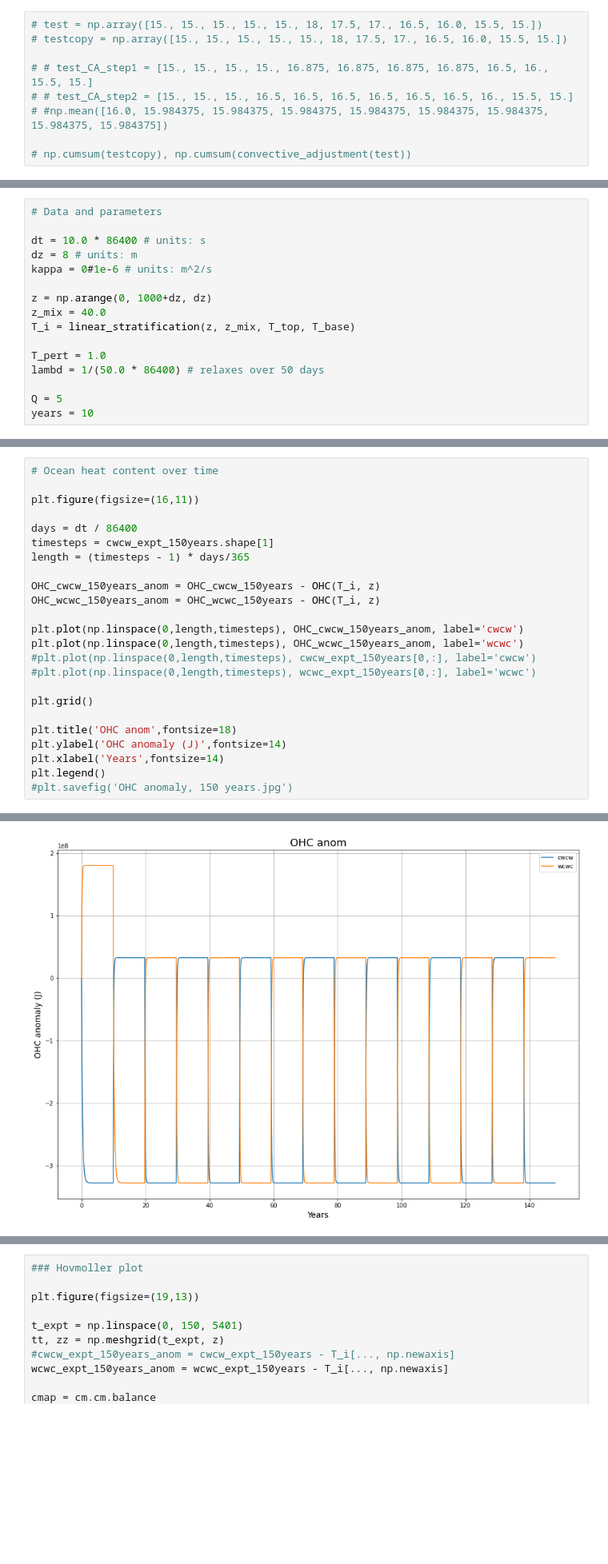
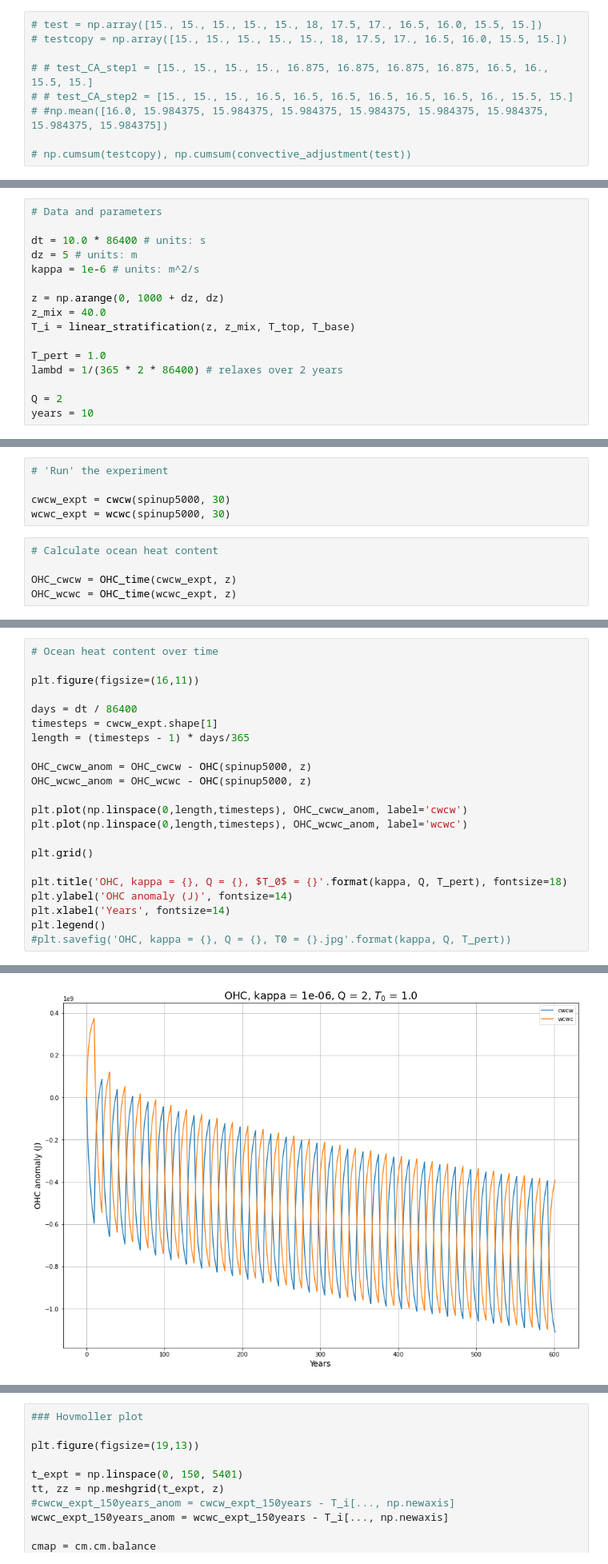
Before and after one commit to mpudig/HonoursThesis, a Jupyter notebook: Heat_Equation_with_forcing.ipynb, the cells around one changed output, grey strips where cells are left out. Shown at 80% size. Drawn from its saved outputs; the diff is of its cells as text; blank space fills up the shorter version.

```diff
--- a/Heat_Equation_with_forcing.ipynb
+++ b/Heat_Equation_with_forcing.ipynb
@@ -253,15 +268,15 @@ def OHC_time(T_time, z):
 # Data and parameters
 
 dt = 10.0 * 86400 # units: s
-dz = 8 # units: m
-kappa = 0#1e-6 # units: m^2/s
+dz = 5 # units: m
+kappa = 1e-6 # units: m^2/s
 
-z = np.arange(0, 1000+dz, dz)
+z = np.arange(0, 1000 + dz, dz)
 z_mix = 40.0
 T_i = linear_stratification(z, z_mix, T_top, T_base)
 
 T_pert = 1.0
-lambd = 1/(50.0 * 86400) # relaxes over 50 days
+lambd = 1/(365 * 2 * 86400) # relaxes over 2 years
 
-Q = 5
+Q = 2
 years = 10
@@ -354,3 +400,13 @@ OHC_wcwc_150years = OHC_time(wcwc_expt_150years, z)
+# %%
+# 'Run' the experiment
+
+cwcw_expt = cwcw(spinup5000, 30)
+wcwc_expt = wcwc(spinup5000, 30)
+# %%
+# Calculate ocean heat content
+
+OHC_cwcw = OHC_time(cwcw_expt, z)
+OHC_wcwc = OHC_time(wcwc_expt, z)
 # %%
 # SST over time
 
@@ -381,27 +431,25 @@ plt.legend()
 # %%
 # Ocean heat content over time
 
 plt.figure(figsize=(16,11))
 
 days = dt / 86400
-timesteps = cwcw_expt_150years.shape[1]
+timesteps = cwcw_expt.shape[1]
 length = (timesteps - 1) * days/365
 
-OHC_cwcw_150years_anom = OHC_cwcw_150years - OHC(T_i, z)
-OHC_wcwc_150years_anom = OHC_wcwc_150years - OHC(T_i, z)
+OHC_cwcw_anom = OHC_cwcw - OHC(spinup5000, z)
+OHC_wcwc_anom = OHC_wcwc - OHC(spinup5000, z)
 
-plt.plot(np.linspace(0,length,timesteps), OHC_cwcw_150years_anom, label='cwcw')
-plt.plot(np.linspace(0,length,timesteps), OHC_wcwc_150years_anom, label='wcwc')
-#plt.plot(np.linspace(0,length,timesteps), cwcw_expt_150years[0,:], label='cwcw')
-#plt.plot(np.linspace(0,length,timesteps), wcwc_expt_150years[0,:], label='wcwc')
+plt.plot(np.linspace(0,length,timesteps), OHC_cwcw_anom, label='cwcw')
+plt.plot(np.linspace(0,length,timesteps), OHC_wcwc_anom, label='wcwc')
 
 plt.grid()
 
-plt.title('OHC anom',fontsize=18)
-plt.ylabel('OHC anomaly (J)',fontsize=14)
-plt.xlabel('Years',fontsize=14)
+plt.title('OHC, kappa = {}, Q = {}, $T_0$ = {}'.format(kappa, Q, T_pert), fontsize=18)
+plt.ylabel('OHC anomaly (J)', fontsize=14)
+plt.xlabel('Years', fontsize=14)
 plt.legend()
-#plt.savefig('OHC anomaly, 150 years.jpg')
+#plt.savefig('OHC, kappa = {}, Q = {}, T0 = {}.jpg'.format(kappa, Q, T_pert))
 # %% [output]
 <matplotlib.legend.Legend at 0x...>
-[figure, old version]
+[figure, new version]
```
Also changed, not shown: parts of 15 cells of this notebook, 1 other file.
